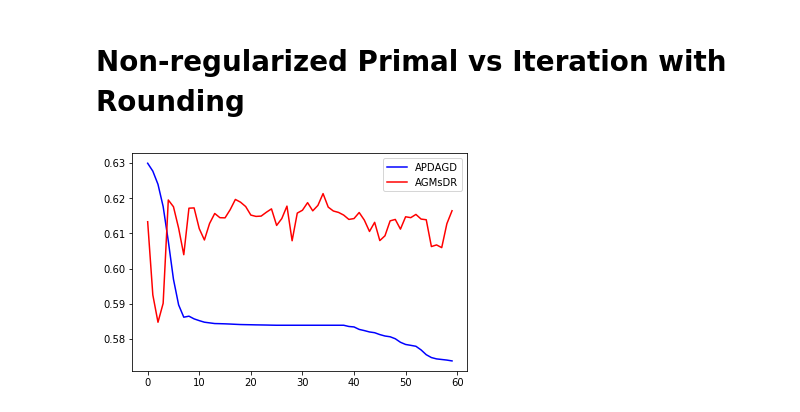
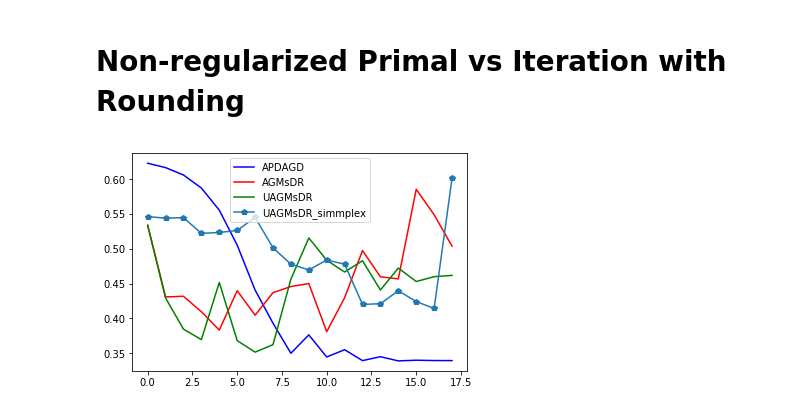
Before and after one commit to nazya/acc-alt-OT, a Jupyter notebook: main.ipynb, the cells around one changed output. Saved outputs shown, nothing was run; the diff lists cells and outputs as text; code cells hidden in the pictures.

Commit message:
simplex case added

```diff
--- a/main.ipynb
+++ b/main.ipynb
@@ -240,0 +719,4 @@ phis2, lamus2 = AGMsDR(N)
+# %%
+phis3, lamus3, times3, N3 = UAGMsDR(wtime, eps_search, eps_f)
+# %%
+phis4, lamus4, times4, N4 = UAGMsDR_simplex(wtime, eps_search, eps_f, design='b')
@@ -241,4 +732,6 @@ phis2, lamus2 = AGMsDR(N)
 # %% [markdown]
 # Dual Objective vs Iterations
+# %%
+N = min(N1, N2, N3, N4)
 # %%
 fig, ax = plt.subplots()
@@ -252,9 +747,16 @@ leg = ax.legend();
 # %%
-xs2 = [x_(i[:n], i[n:]) for i in lamus2]
-f1 = [f_(i) for i in xs1]
+xs2 = [x_(i[:n], i[n:]) for i in lamus2[:N]]
+xs3 = [x_(i[:n], i[n:]) for i in lamus3[:N]]
+xs4 = [x_simplex_(i[:n], i[n:2*n], i[2*n]) for i in lamus4[:N]]
+
+f1 = [f_(i) for i in xs1[:N]]
 f2 = [f_(i) for i in xs2]
+f3 = [f_(i) for i in xs3]
+f4 = [f_simplex_(i) for i in xs4]
 fig, ax = plt.subplots()
-ax.plot(f1, '-b', label='APDAGD')
-ax.plot(f2, '-r', label='AGMsDR')
+#ax.plot(f1, '-b', label='APDAGD')
+#ax.plot(f2, '-r', label='AGMsDR')
+ax.plot(f3, '-g', label='UAGMsDR')
+ax.plot(f4, '-p', label='UAGMsDR_simplex')
 leg = ax.legend();
 # %% [output]
@@ -273,11 +794,15 @@ leg = ax.legend();
 # %% [markdown]
 # Non-regularized Primal vs Iteration with Rounding
 # %%
-f1 = [f_true(mround(i)) for i in xs1]
+f1 = [f_true(mround(i)) for i in xs1[:N]]
 f2 = [f_true(mround(i)) for i in xs2]
+f3 = [f_true(mround(i)) for i in xs3]
+f4 = [f_true(mround(i)) for i in xs4]
 fig, ax = plt.subplots()
 ax.plot(f1, '-b', label='APDAGD')
 ax.plot(f2, '-r', label='AGMsDR')
+ax.plot(f3, '-g', label='UAGMsDR')
+ax.plot(f4, '-p', label='UAGMsDR_simmplex')
 leg = ax.legend();
 # %% [output]
-[figure, old version]
+[figure, new version]
```
Also changed, not shown: parts of 43 cells of this notebook.
